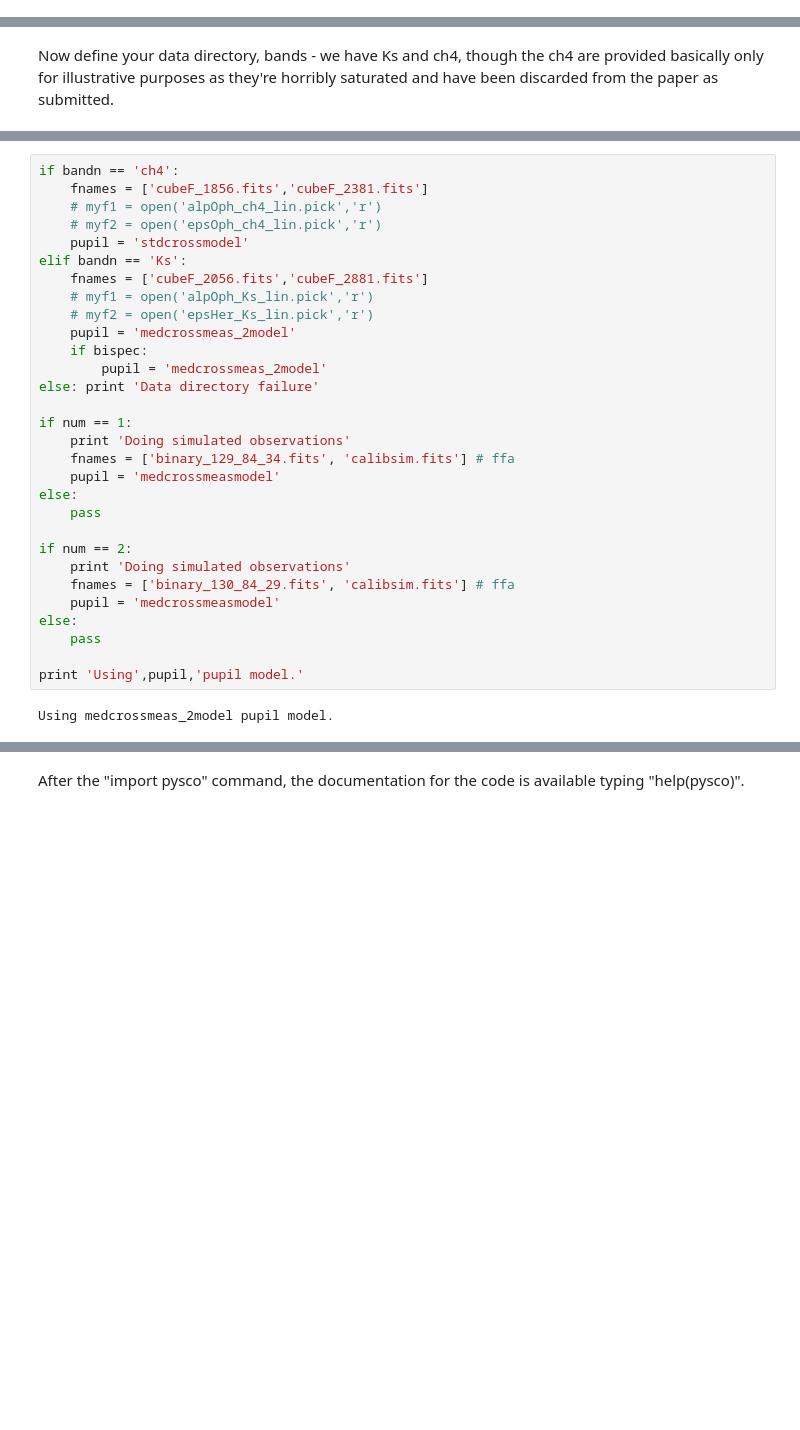
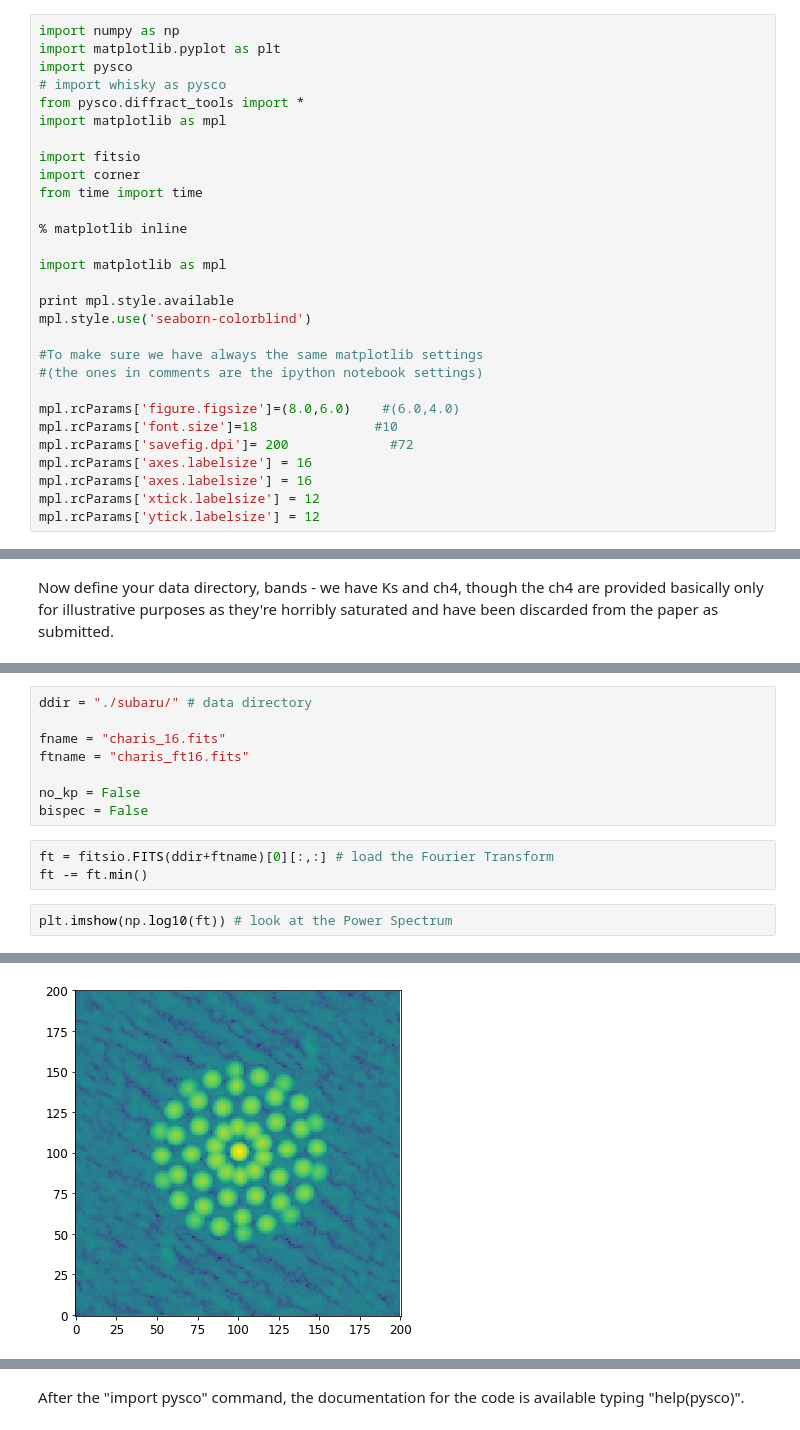
Before and after one commit to benjaminpope/pysco, a Jupyter notebook: analysis_charis.ipynb, the cells around one changed output, grey strips where cells are left out. Drawn from its saved outputs; the diff is of its cells as text; blank space fills up the shorter version.

Commit message:
load pspec

```diff
--- a/analysis_charis.ipynb
+++ b/analysis_charis.ipynb
@@ -22,0 +5,29 @@ ImportError: No module named ImageDraw
+# %%
+import numpy as np
+import matplotlib.pyplot as plt
+import pysco
+# import whisky as pysco
+from pysco.diffract_tools import *
+import matplotlib as mpl
+
+import fitsio
+import corner
+from time import time
+
+% matplotlib inline
+
+import matplotlib as mpl
+
+print mpl.style.available
+mpl.style.use('seaborn-colorblind')
+
+#To make sure we have always the same matplotlib settings
+#(the ones in comments are the ipython notebook settings)
+
+mpl.rcParams['figure.figsize']=(8.0,6.0)    #(6.0,4.0)
+mpl.rcParams['font.size']=18               #10
+mpl.rcParams['savefig.dpi']= 200             #72
+mpl.rcParams['axes.labelsize'] = 16
+mpl.rcParams['axes.labelsize'] = 16
+mpl.rcParams['xtick.labelsize'] = 12
+mpl.rcParams['ytick.labelsize'] = 12
@@ -37,32 +38,14 @@ bispec = False
-# %%
-if bandn == 'ch4':
-    fnames = ['cubeF_1856.fits','cubeF_2381.fits']
-    # myf1 = open('alpOph_ch4_lin.pick','r')
-    # myf2 = open('epsOph_ch4_lin.pick','r')
-    pupil = 'stdcrossmodel'
-elif bandn == 'Ks':
-    fnames = ['cubeF_2056.fits','cubeF_2881.fits']
-    # myf1 = open('alpOph_Ks_lin.pick','r')
-    # myf2 = open('epsHer_Ks_lin.pick','r')
-    pupil = 'medcrossmeas_2model'
-    if bispec:
-        pupil = 'medcrossmeas_2model'
-else: print 'Data directory failure'
-
-if num == 1:
-    print 'Doing simulated observations'
-    fnames = ['binary_129_84_34.fits', 'calibsim.fits'] # ffa
-    pupil = 'medcrossmeasmodel'
-else:
-    pass
-
-if num == 2:
-    print 'Doing simulated observations'
-    fnames = ['binary_130_84_29.fits', 'calibsim.fits'] # ffa
-    pupil = 'medcrossmeasmodel'
-else:
-    pass
-
-print 'Using',pupil,'pupil model.'
-# %% [output]
-Using medcrossmeas_2model pupil model.
+# %%
+ddir = "./subaru/" # data directory
+
+fname = "charis_16.fits"
+ftname = "charis_ft16.fits"
+
+no_kp = False
+bispec = False
+# %%
+ft = fitsio.FITS(ddir+ftname)[0][:,:] # load the Fourier Transform
+ft -= ft.min()
+# %%
+plt.imshow(np.log10(ft)) # look at the Power Spectrum
+# %% [output]
@@ -68,0 +53 @@ Using medcrossmeas_2model pupil model.
+[figure, added]
```
Also changed, not shown: parts of 5 cells of this notebook.
